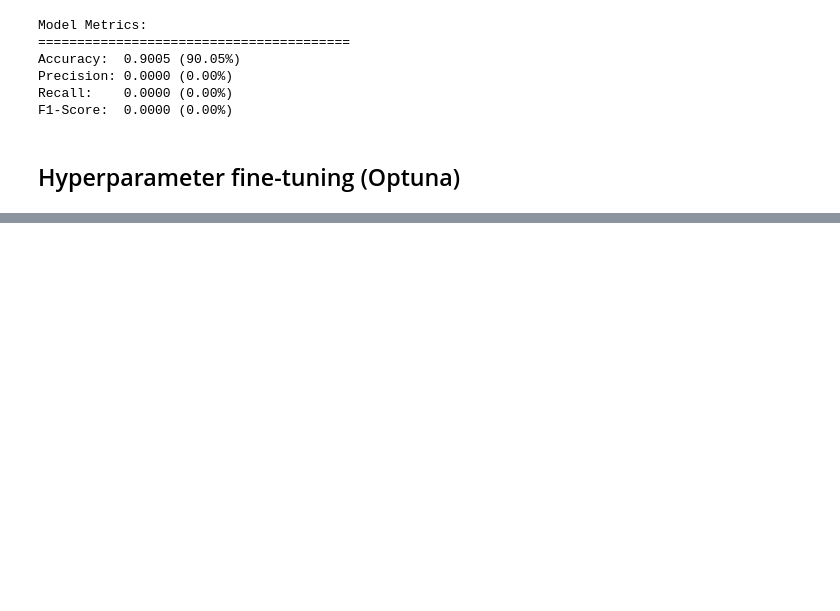
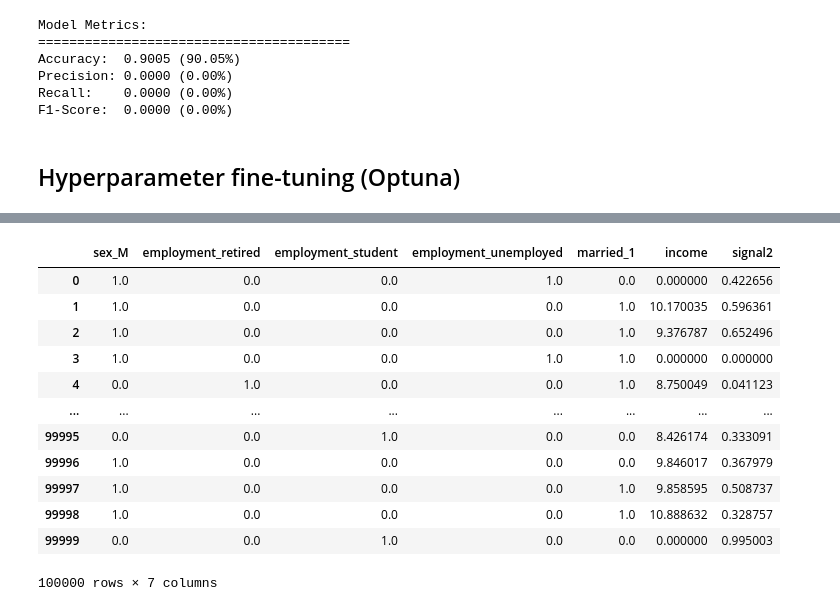
Before and after one commit to auggy-ntn/finance-lending-game, a Jupyter notebook: notebooks/hist_gradient_boosting.ipynb, the cells around one changed output, grey strips where cells are left out. Cells and saved outputs as stored; diff of their text form; code cells hidden in the pictures; blank space fills up the shorter version.

```diff
--- a/notebooks/hist_gradient_boosting.ipynb
+++ b/notebooks/hist_gradient_boosting.ipynb
@@ -138,5 +138,21 @@ F1-Score:  0.2936 (29.36%)
 # %%
 compute_and_store_metrics(y_test, y_pred, model_name="Random Forest")
+# %%
+X
+# %% [output]
+|  | sex_M | employment_retired | employment_student | employment_unemployed | married_1 | income | signal2 |
+| 0 | 1.0 | 0.0 | 0.0 | 1.0 | 0.0 | 0.000000 | 0.422656 |
+| 1 | 1.0 | 0.0 | 0.0 | 0.0 | 1.0 | 10.170035 | 0.596361 |
+| 2 | 1.0 | 0.0 | 0.0 | 0.0 | 1.0 | 9.376787 | 0.652496 |
+| 3 | 1.0 | 0.0 | 0.0 | 1.0 | 1.0 | 0.000000 | 0.000000 |
+| 4 | 0.0 | 1.0 | 0.0 | 0.0 | 1.0 | 8.750049 | 0.041123 |
+| ... | ... | ... | ... | ... | ... | ... | ... |
+| 99995 | 0.0 | 0.0 | 1.0 | 0.0 | 0.0 | 8.426174 | 0.333091 |
+| 99996 | 1.0 | 0.0 | 0.0 | 0.0 | 0.0 | 9.846017 | 0.367979 |
+| 99997 | 1.0 | 0.0 | 0.0 | 0.0 | 1.0 | 9.858595 | 0.508737 |
+| 99998 | 1.0 | 0.0 | 0.0 | 0.0 | 1.0 | 10.888632 | 0.328757 |
+| 99999 | 0.0 | 0.0 | 1.0 | 0.0 | 0.0 | 0.000000 | 0.995003 |
+100000 rows × 7 columns
 # %%
 # Final training on the entire dataset
 model = HistGradientBoostingClassifier(
```
Also changed, not shown: parts of 2 cells of this notebook, 6 other files.
